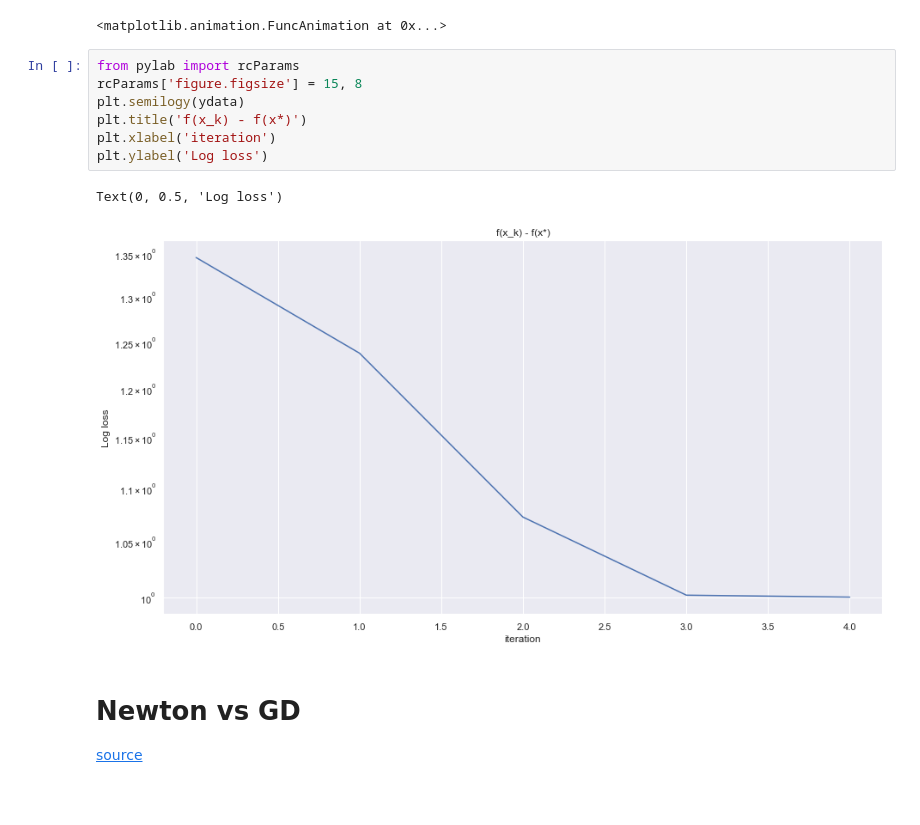
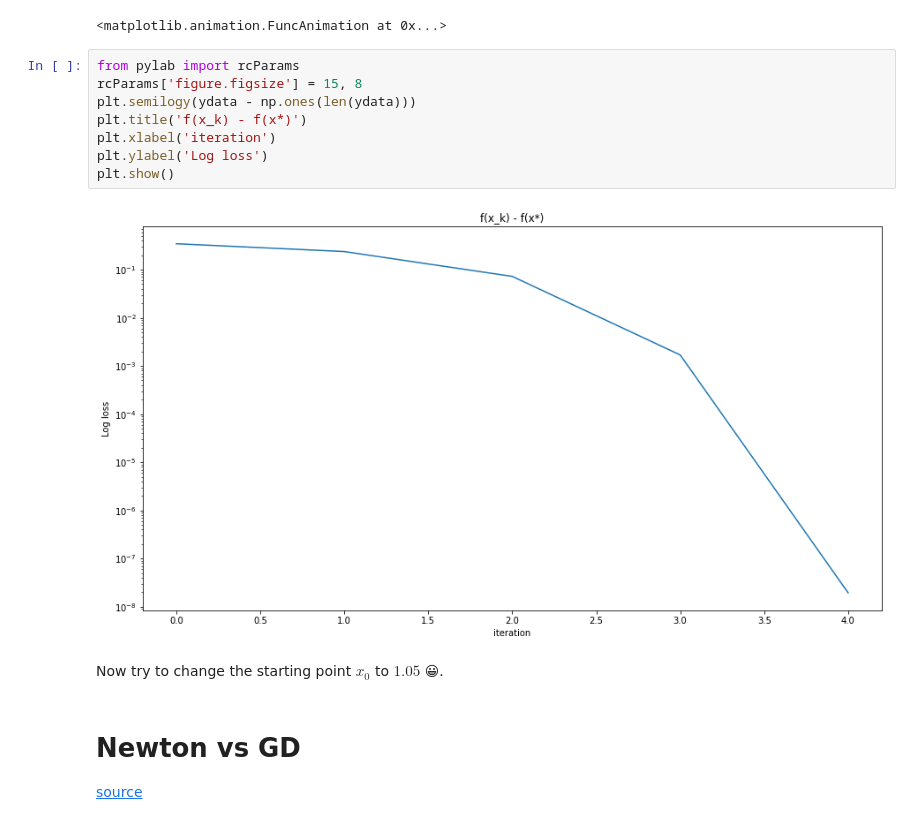
Before and after one commit to MerkulovDaniil/optim, a Jupyter notebook: assets/Notebooks/Newton.ipynb, the cells around one changed output. Drawn from its saved outputs; the diff is of its cells as text; blank space fills up the shorter version.

```diff
--- a/assets/Notebooks/Newton.ipynb
+++ b/assets/Notebooks/Newton.ipynb
@@ -132,13 +134,15 @@ ani
 # %%
 from pylab import rcParams
 rcParams['figure.figsize'] = 15, 8
-plt.semilogy(ydata)
+plt.semilogy(ydata - np.ones(len(ydata)))
 plt.title('f(x_k) - f(x*)')
 plt.xlabel('iteration')
 plt.ylabel('Log loss')
+plt.show()
 # %% [output]
-Text(0, 0.5, 'Log loss')
-[figure, old version]
+[figure, new version]
+# %% [markdown]
+Now try to change the starting point $x_0$ to $1.05$ 😀.
 # %% [markdown]
 # Newton vs GD
 
```
Also changed, not shown: parts of 22 cells of this notebook.
